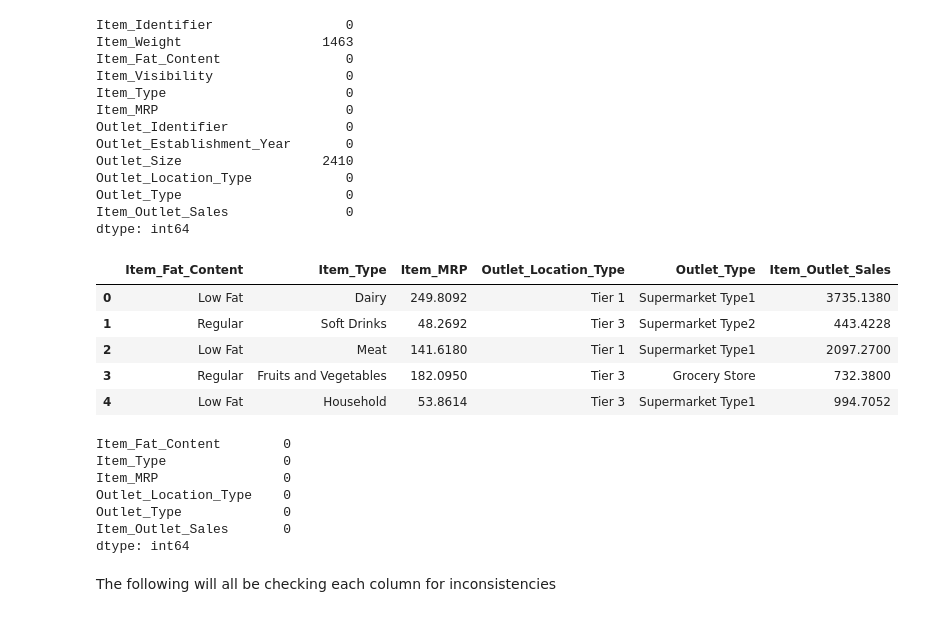
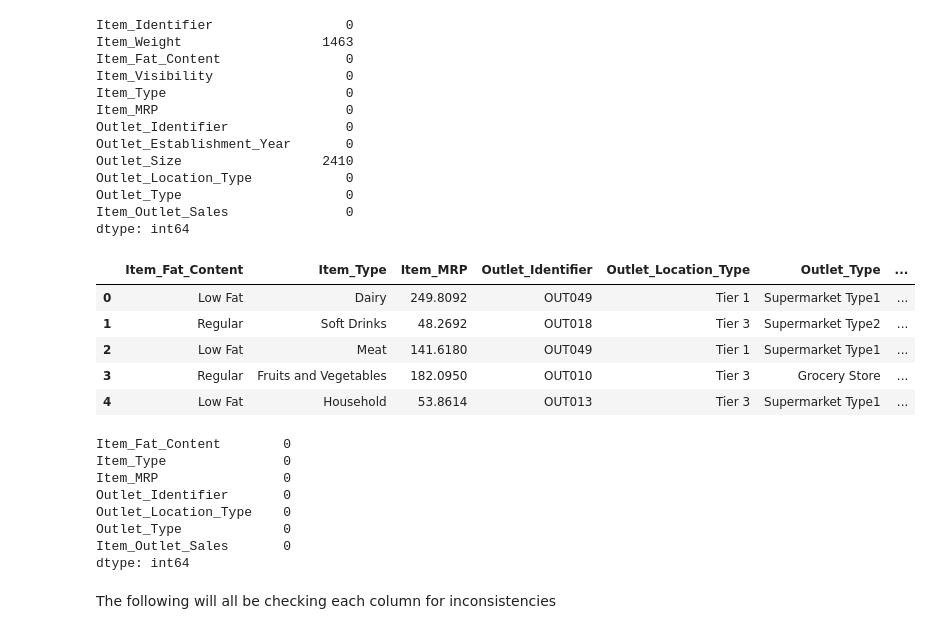
Before and after one commit to CameronBannick/UAP_REPORT, a Jupyter notebook: 05_Sales_Predictions.ipynb, the cells around one changed output. Cells and saved outputs as stored; diff of their text form; code cells hidden in the pictures.

```diff
--- a/05_Sales_Predictions.ipynb
+++ b/05_Sales_Predictions.ipynb
@@ -61,16 +64,16 @@ dtype: int64
 # %%
 df = df.drop(columns=['Item_Weight', 'Outlet_Size'])
 #I chose to remove them completely, there are so many missing i'm not sure you will get a flected mean or mode
 #also removing other columns that are hard to categorize
-df = df.drop(columns=['Item_Identifier', 'Outlet_Identifier', 'Outlet_Establishment_Year', 'Item_Visibility'])
+df = df.drop(columns=['Item_Identifier', 'Outlet_Establishment_Year', 'Item_Visibility'])
 df.head()
 # %% [output]
-|  | Item_Fat_Content | Item_Type | Item_MRP | Outlet_Location_Type | Outlet_Type | Item_Outlet_Sales |
-| 0 | Low Fat | Dairy | 249.8092 | Tier 1 | Supermarket Type1 | 3735.1380 |
-| 1 | Regular | Soft Drinks | 48.2692 | Tier 3 | Supermarket Type2 | 443.4228 |
-| 2 | Low Fat | Meat | 141.6180 | Tier 1 | Supermarket Type1 | 2097.2700 |
-| 3 | Regular | Fruits and Vegetables | 182.0950 | Tier 3 | Grocery Store | 732.3800 |
-| 4 | Low Fat | Household | 53.8614 | Tier 3 | Supermarket Type1 | 994.7052 |
+|  | Item_Fat_Content | Item_Type | Item_MRP | Outlet_Identifier | Outlet_Location_Type | Outlet_Type | ... |
+| 0 | Low Fat | Dairy | 249.8092 | OUT049 | Tier 1 | Supermarket Type1 | ... |
+| 1 | Regular | Soft Drinks | 48.2692 | OUT018 | Tier 3 | Supermarket Type2 | ... |
+| 2 | Low Fat | Meat | 141.6180 | OUT049 | Tier 1 | Supermarket Type1 | ... |
+| 3 | Regular | Fruits and Vegetables | 182.0950 | OUT010 | Tier 3 | Grocery Store | ... |
+| 4 | Low Fat | Household | 53.8614 | OUT013 | Tier 3 | Supermarket Type1 | ... |
 # %%
 #confirming there are no more missing values
 df.isna().sum()
@@ -78,6 +81,7 @@ df.isna().sum()
 Item_Fat_Content        0
 Item_Type               0
 Item_MRP                0
+Outlet_Identifier       0
 Outlet_Location_Type    0
 Outlet_Type             0
 Item_Outlet_Sales       0
```
Also changed, not shown: parts of 11 cells of this notebook.
